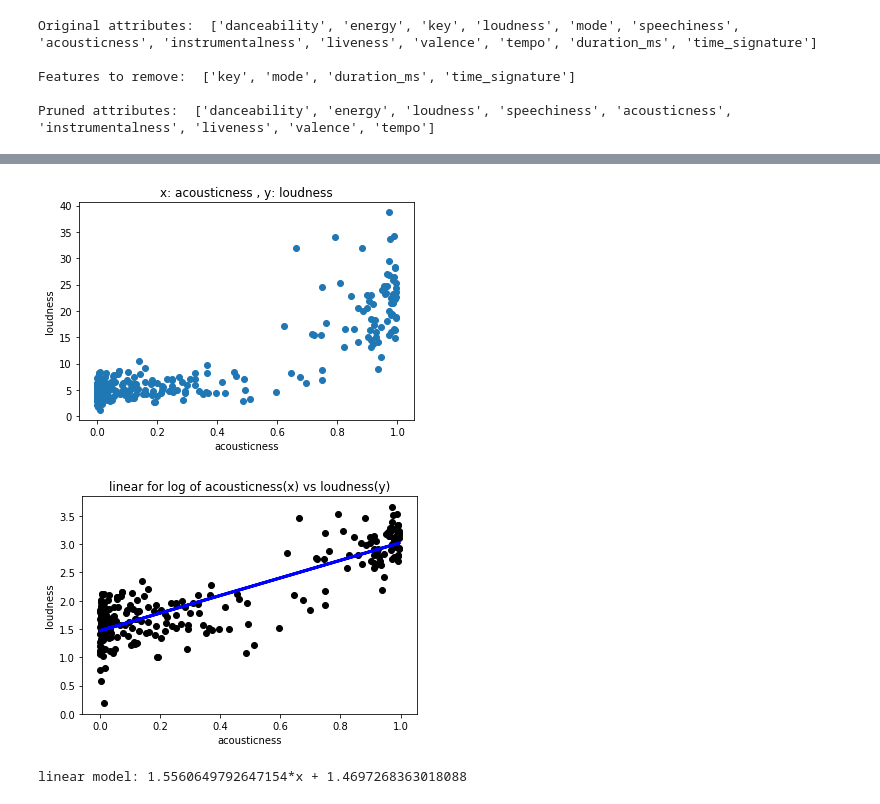
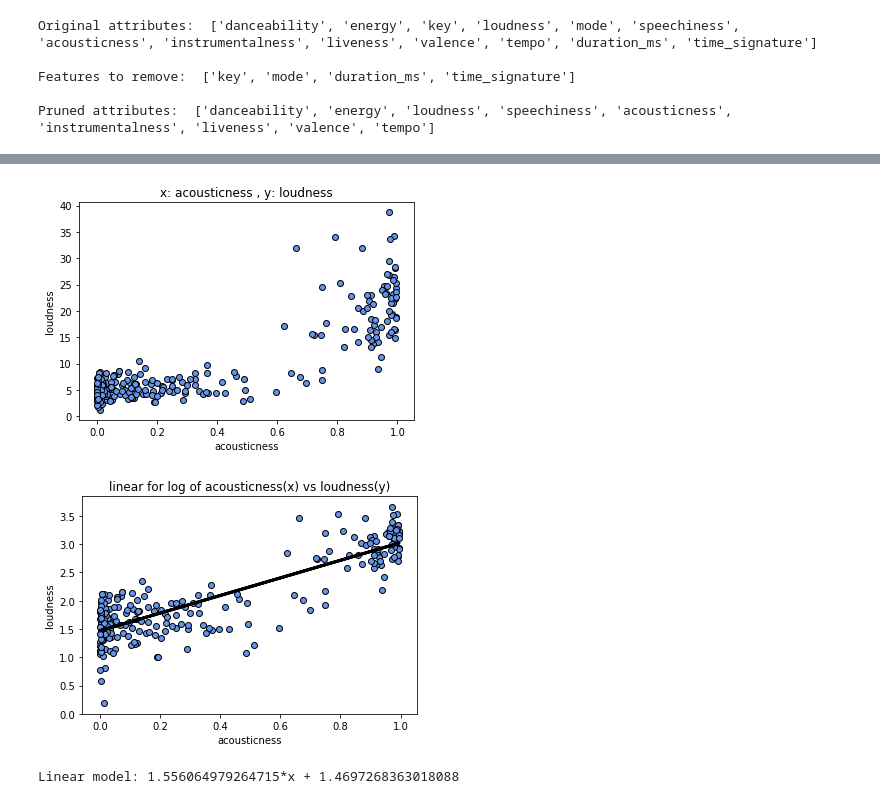
Before and after one commit to cfgong/spotifygenre, a Jupyter notebook: Linear Regression Attempt.ipynb, the cells around one changed output, grey strips where cells are left out. Cells and saved outputs as stored; diff of their text form; code cells hidden in the pictures.

```diff
--- a/Linear Regression Attempt.ipynb
+++ b/Linear Regression Attempt.ipynb
@@ -42 +49,5 @@ x_test = test_df[attribute_names]
 original_x = x_train.values
+# %%
+# Graph styling
+scatter_color = "cornflowerblue"
+line_color = "k"
@@ -213,41 +176,39 @@ attribute2 = "loudness"
 
 index1 = attribute_names.index(attribute1)
 index2 = attribute_names.index(attribute2)
+
 # let's go ahead and make loudness positive so we can take the log later
 data1 = original_x[:, index1]
 data2 = -original_x[:, index2]
 
 plt.xlabel(attribute1)
 plt.ylabel(attribute2)
 title = "x: " + attribute1 + " , y: " + attribute2
 plt.title(title)
 
-plt.scatter(data1, data2)
+plt.scatter(data1, data2, color=scatter_color, edgecolor="k")
 plt.show()
 
-#logx = [np.log(value) for value in data1]
 logy = np.log(data2)
-
-#logx = np.reshape(logx, (-1, 1))
 data1 = np.reshape(data1, (-1, 1))
 logy = np.reshape(logy, (-1, 1))
 
 lm.fit(data1, logy)
 logy_predictions = lm.predict(data1)
-plt.scatter(data1, logy,  color='black')
-plt.plot(data1, logy_predictions, color='blue', linewidth=3)
+plt.scatter(data1, logy,  color=scatter_color, edgecolor="k")
+plt.plot(data1, logy_predictions, color=line_color, linewidth=3)
 plt.title("linear for log of acousticness(x) vs loudness(y)")
 
 plt.xlabel(attribute1)
 plt.ylabel(attribute2)
 plt.show()
 
 
 intercept = lm.intercept_[0]
 slope = lm.coef_[0][0]
 
-print("linear model: {0}*x + {1}".format(slope,intercept))
+print("Linear model: {0}*x + {1}".format(slope,intercept))
 # %% [output]
-[figure, old version]
+[figure, new version]
-[figure, old version]
+[figure, new version]
-linear model: 1.5560649792647154*x + 1.4697268363018088
+Linear model: 1.556064979264715*x + 1.4697268363018088
```
Also changed, not shown: parts of 19 cells of this notebook.
